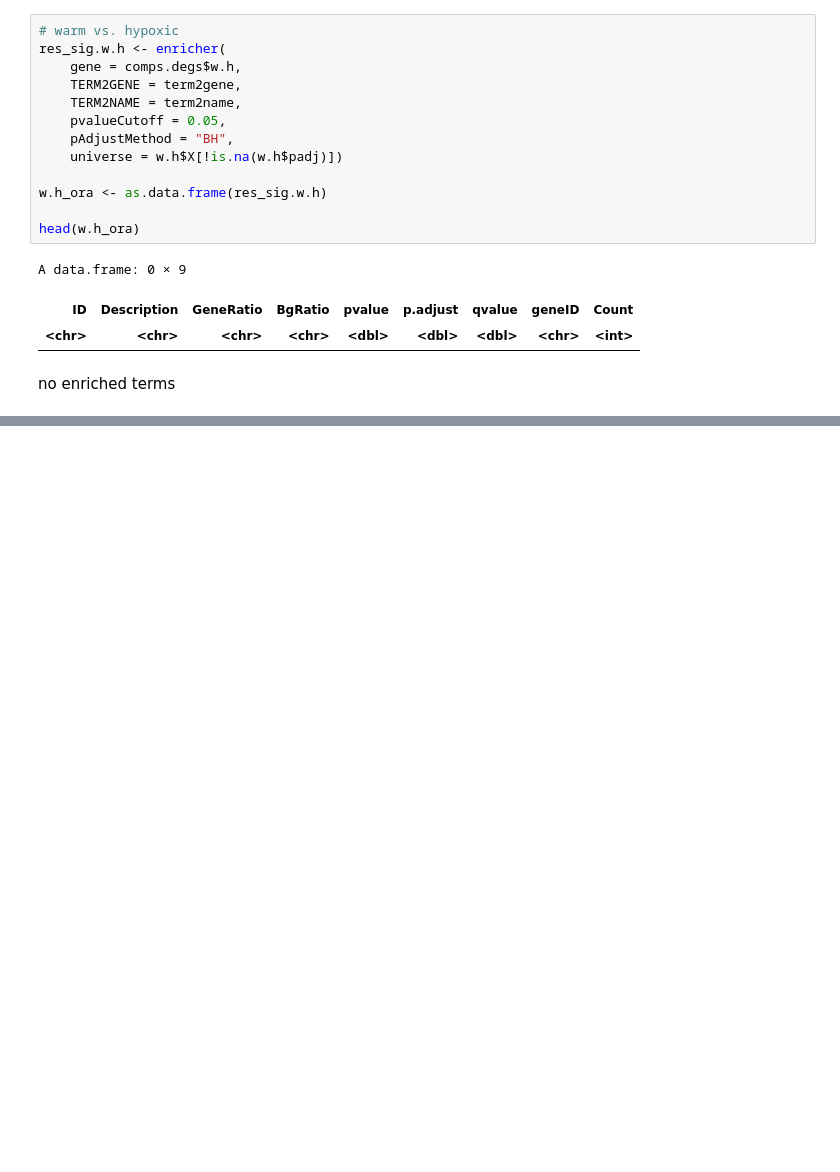
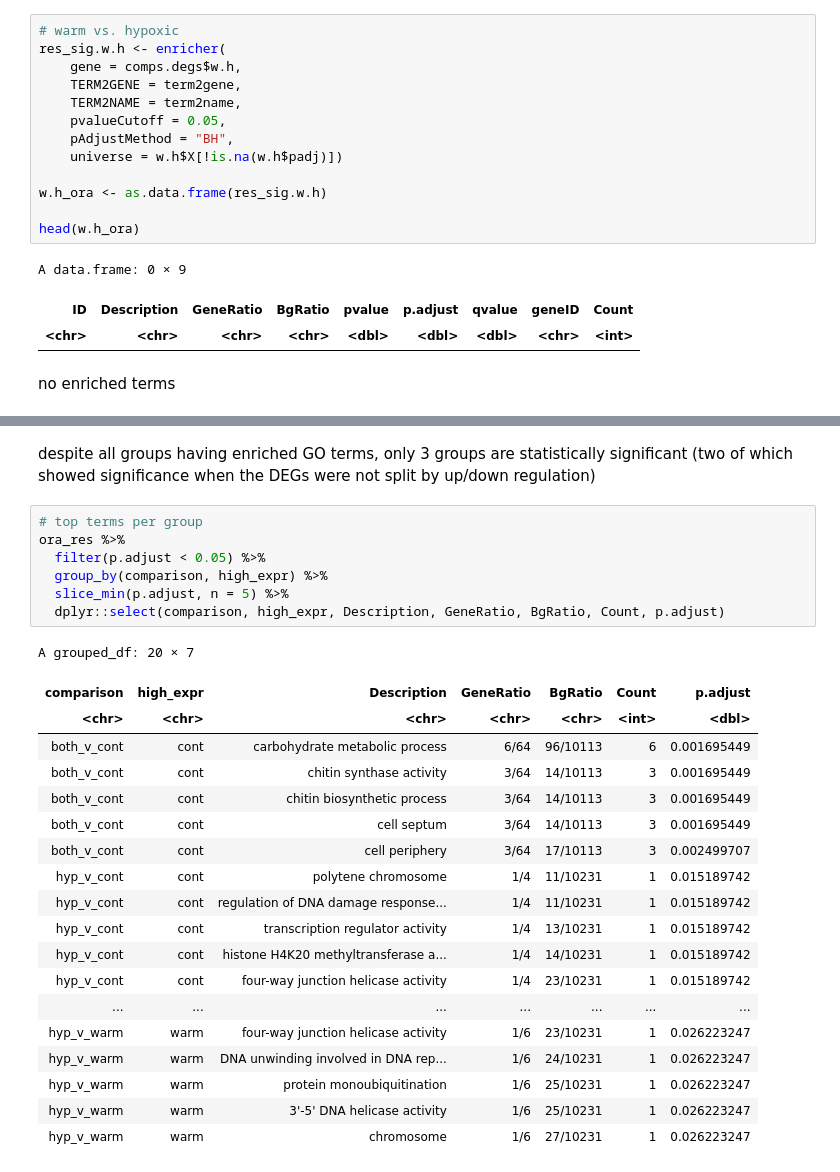
Before and after one commit to jgmcdonough/CE24_RNA-seq, a Jupyter notebook: analysis/diff_expression/phase1_v_phase1/GO_newRef_p1.v.p1.ipynb, the cells around one changed output, grey strips where cells are left out. Cells and saved outputs as stored; diff of their text form; blank space fills up the shorter version.

Commit message:
split DEGs by up/down reg and run ORA

```diff
--- a/analysis/diff_expression/phase1_v_phase1/GO_newRef_p1.v.p1.ipynb
+++ b/analysis/diff_expression/phase1_v_phase1/GO_newRef_p1.v.p1.ipynb
@@ -501,0 +615,29 @@ no enriched terms
+# %% [markdown]
+despite all groups having enriched GO terms, only 3 groups are statistically significant (two of which showed significance when the DEGs were not split by up/down regulation)
+# %%
+# top terms per group
+ora_res %>%
+  filter(p.adjust < 0.05) %>%
+  group_by(comparison, high_expr) %>%
+  slice_min(p.adjust, n = 5) %>%
+  dplyr::select(comparison, high_expr, Description, GeneRatio, BgRatio, Count, p.adjust)
+# %% [output]
+A grouped_df: 20 × 7
+| comparison | high_expr | Description | GeneRatio | BgRatio | Count | p.adjust |
+| <chr> | <chr> | <chr> | <chr> | <chr> | <int> | <dbl> |
+| both_v_cont | cont | carbohydrate metabolic process | 6/64 | 96/10113 | 6 | 0.001695449 |
+| both_v_cont | cont | chitin synthase activity | 3/64 | 14/10113 | 3 | 0.001695449 |
+| both_v_cont | cont | chitin biosynthetic process | 3/64 | 14/10113 | 3 | 0.001695449 |
+| both_v_cont | cont | cell septum | 3/64 | 14/10113 | 3 | 0.001695449 |
+| both_v_cont | cont | cell periphery | 3/64 | 17/10113 | 3 | 0.002499707 |
+| hyp_v_cont | cont | polytene chromosome | 1/4 | 11/10231 | 1 | 0.015189742 |
+| hyp_v_cont | cont | regulation of DNA damage response... | 1/4 | 11/10231 | 1 | 0.015189742 |
+| hyp_v_cont | cont | transcription regulator activity | 1/4 | 13/10231 | 1 | 0.015189742 |
+| hyp_v_cont | cont | histone H4K20 methyltransferase a... | 1/4 | 14/10231 | 1 | 0.015189742 |
+| hyp_v_cont | cont | four-way junction helicase activity | 1/4 | 23/10231 | 1 | 0.015189742 |
+| ... | ... | ... | ... | ... | ... | ... |
+| hyp_v_warm | warm | four-way junction helicase activity | 1/6 | 23/10231 | 1 | 0.026223247 |
+| hyp_v_warm | warm | DNA unwinding involved in DNA rep... | 1/6 | 24/10231 | 1 | 0.026223247 |
+| hyp_v_warm | warm | protein monoubiquitination | 1/6 | 25/10231 | 1 | 0.026223247 |
+| hyp_v_warm | warm | 3'-5' DNA helicase activity | 1/6 | 25/10231 | 1 | 0.026223247 |
+| hyp_v_warm | warm | chromosome | 1/6 | 27/10231 | 1 | 0.026223247 |
```
Also changed, not shown: parts of 10 cells of this notebook.
